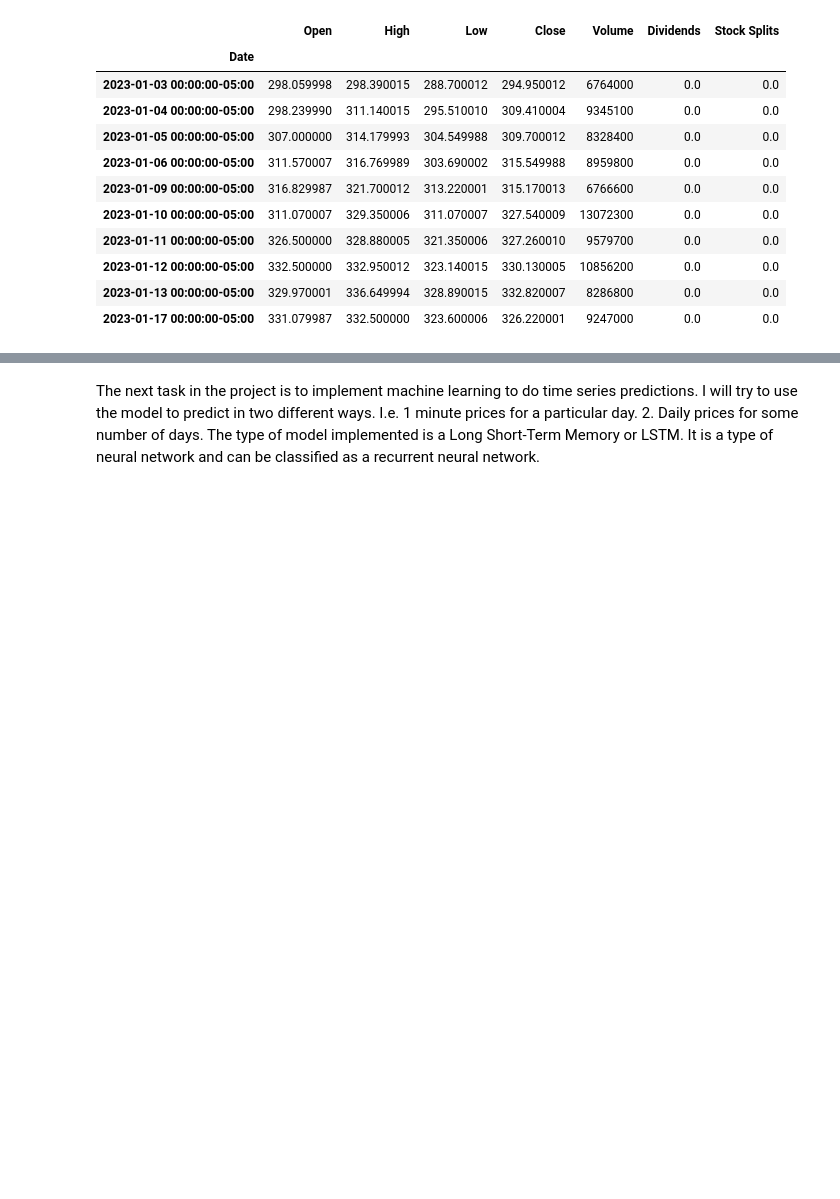
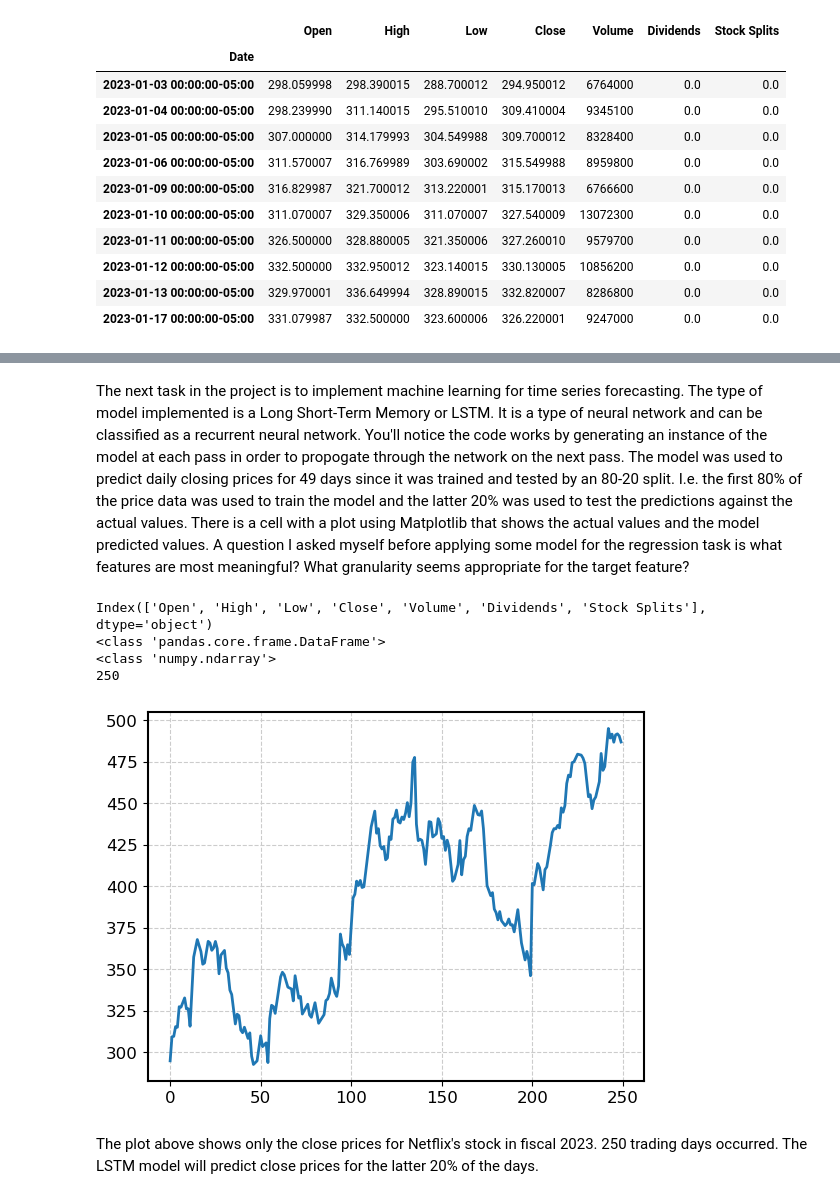
Before and after one commit to dm-bit1/Time_Series_Forecasting, a Jupyter notebook: main.ipynb, the cells around one changed output, grey strips where cells are left out. Drawn from its saved outputs; the diff is of its cells as text; code cells hidden in the pictures; blank space fills up the shorter version.

Commit message:
Added machine learning

```diff
--- a/main.ipynb
+++ b/main.ipynb
@@ -131,2 +142,26 @@ mpf.plot(myData, **kwargs, style = 'classic')
 # %% [markdown]
-The next task in the project is to implement machine learning to do time series predictions. I will try to use the model to predict in two different ways. I.e. 1 minute prices for a particular day. 2. Daily prices for some number of days. The type of model implemented is a Long Short-Term Memory or LSTM. It is a type of neural network and can be classified as a recurrent neural network.
+The next task in the project is to implement machine learning for time series forecasting. The type of model implemented is a Long Short-Term Memory or LSTM. It is a type of neural network and can be classified as a recurrent neural network. You'll notice the code works by generating an instance of the model at each pass in order to propogate through the network on the next pass. The model was used to predict daily closing prices for 49 days since it was trained and tested by an 80-20 split. I.e. the first 80% of the price data was used to train the model and the latter 20% was used to test the predictions against the actual values. There is a cell with a plot using Matplotlib that shows the actual values and the model predicted values. A question I asked myself before applying some model for the regression task is what features are most meaningful? What granularity seems appropriate for the target feature?
+# %%
+import matplotlib.pyplot as plt
+
+print(hist.columns)
+
+print(type(hist))
+
+ts = hist[['Close']].values.astype('float32') # convert to numpy array
+
+print(type(ts))
+
+print(len(ts)) # number of steps
+
+plt.plot(ts)
+
+plt.show()
+# %% [output]
+Index(['Open', 'High', 'Low', 'Close', 'Volume', 'Dividends', 'Stock Splits'], dtype='object')
+<class 'pandas.core.frame.DataFrame'>
+<class 'numpy.ndarray'>
+250
+[figure, added]
+# %% [markdown]
+The plot above shows only the close prices for Netflix's stock in fiscal 2023. 250 trading days occurred. The LSTM model will predict close prices for the latter 20% of the days.
```
Also changed, not shown: parts of 19 cells of this notebook, 1 other file.
